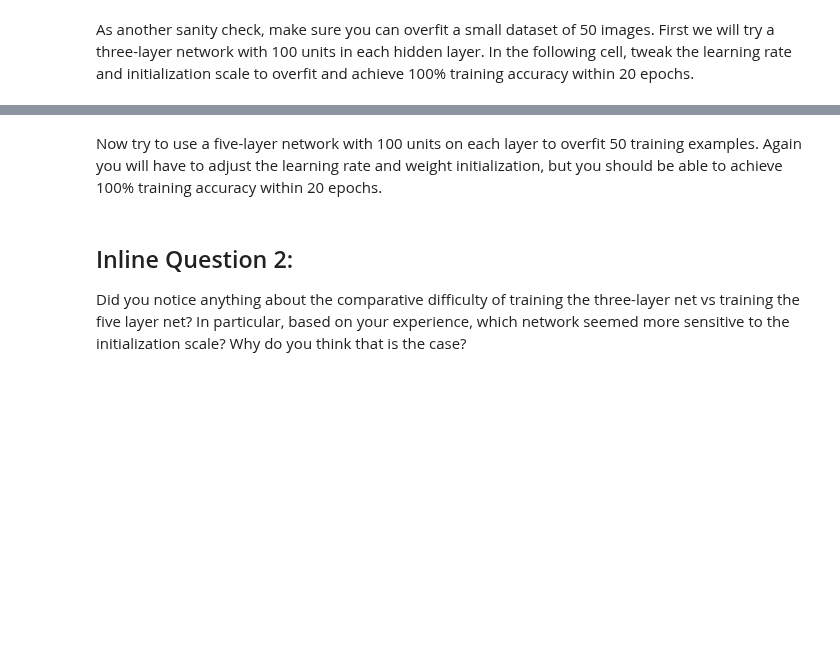
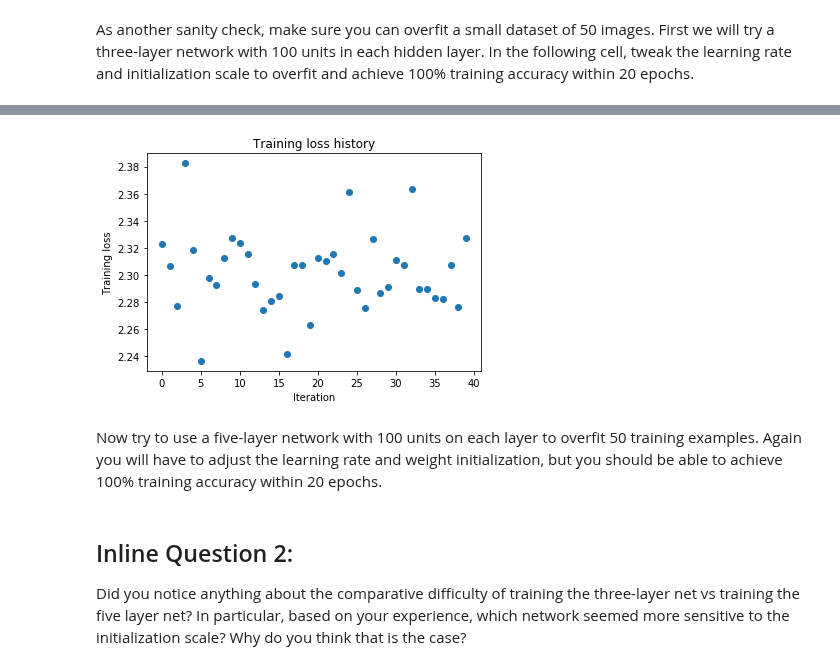
Before and after one commit to locluthor/CS231n, a Jupyter notebook: assignment2/FullyConnectedNets.ipynb, the cells around one changed output, grey strips where cells are left out. Drawn from its saved outputs; the diff is of its cells as text; code cells hidden in the pictures; blank space fills up the shorter version.

```diff
--- a/assignment2/FullyConnectedNets.ipynb
+++ b/assignment2/FullyConnectedNets.ipynb
@@ -430,7 +447,7 @@ small_data = {
 }
 
 weight_scale = 1e-2
-learning_rate = 1e-4
+learning_rate = 1e-7
 model = FullyConnectedNet([100, 100],
               weight_scale=weight_scale, dtype=np.float64)
 solver = Solver(model, small_data,
@@ -447,3 +464,4 @@ plt.title('Training loss history')
 plt.xlabel('Iteration')
 plt.ylabel('Training loss')
 plt.show()
+# %% [output]
@@ -450,3 +485,4 @@ plt.show()
+[figure, added]
 # %% [markdown]
 Now try to use a five-layer network with 100 units on each layer to overfit 50 training examples. Again you will have to adjust the learning rate and weight initialization, but you should be able to achieve 100% training accuracy within 20 epochs.
 # %%
```
Also changed, not shown: parts of 4 cells of this notebook, 1 other file.
